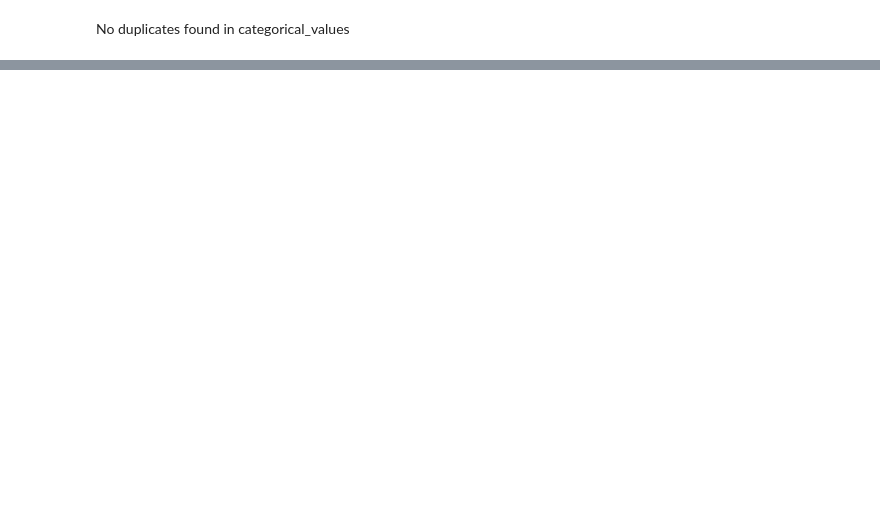
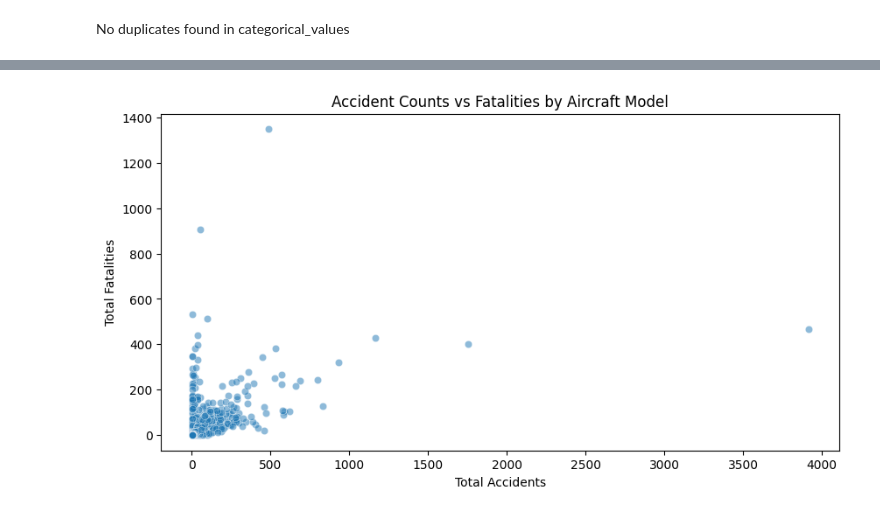
Before and after one commit to RonnyMuthomi/dsc-phase1-project, a Jupyter notebook: index.ipynb, the cells around one changed output, grey strips where cells are left out. Drawn from its saved outputs; the diff is of its cells as text; code cells hidden in the pictures; blank space fills up the shorter version.

Commit message:
Complete business question 1: model safety

```diff
--- a/index.ipynb
+++ b/index.ipynb
@@ -530,0 +542,22 @@ Avition_df.shape
+# %%
+# Group data by model and use .mean(), .count() .sum() aggregation methods
+
+accident_summary = Aviation_df.groupby('Model').agg(
+    Total_Accidents=('Event.Id', 'count'), # count accidents per model
+    Total_Fatalities=('Total.Fatal.Injuries', 'sum'), # sum the fatalities
+    Total_Serious_Injuries=('Total.Serious.Injuries', 'sum'),# sum serious injuries
+    Total_Minor_Injuries=('Total.Minor.Injuries', 'sum'), # sum minor injuries
+    Average_Fatalities=('Total.Fatal.Injuries', 'mean')# Avg fatalities per accident
+
+).reset_index()
+
+# calculate total injuries separately
+accident_summary ['Total_Injuries']=(
+    accident_summary['Total_Serious_Injuries'] + accident_summary['Total_Minor_Injuries']
+)
+
+# sort by total accidents to find the safest models
+safest_models = accident_summary.sort_values(by='Total_Accidents').head(10).reset_index(drop=True)
+
+# display the safest model
+safest_models
@@ -530,0 +625,11 @@ Avition_df.shape
+# %%
+# plot the figure
+
+fig, ax =plt.subplots(figsize=(10,5))
+sns.scatterplot(x='Total_Accidents', y='Total_Fatalities', data=accident_summary, alpha=0.5)
+ax.set_title('Accident Counts vs Fatalities by Aircraft Model')
+ax.set_xlabel('Total Accidents')
+ax.set_ylabel('Total Fatalities')
+plt.show();
+# %% [output]
+[figure, added]
```
Also changed, not shown: parts of 30 cells of this notebook.
